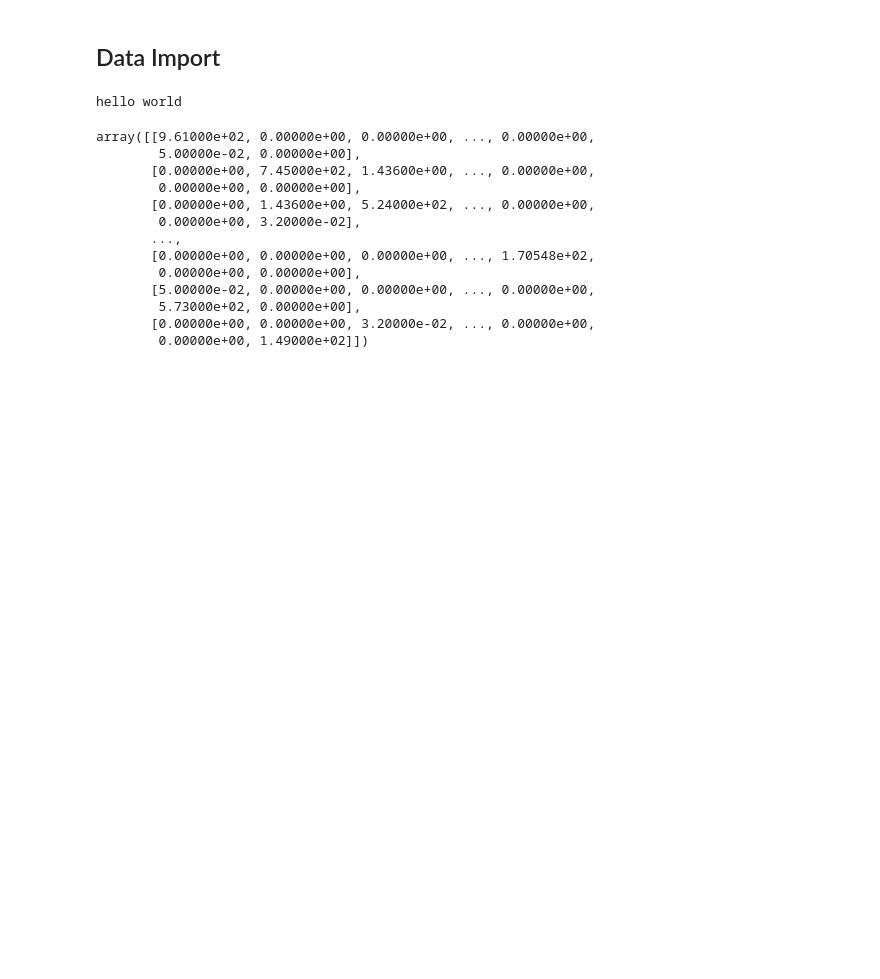
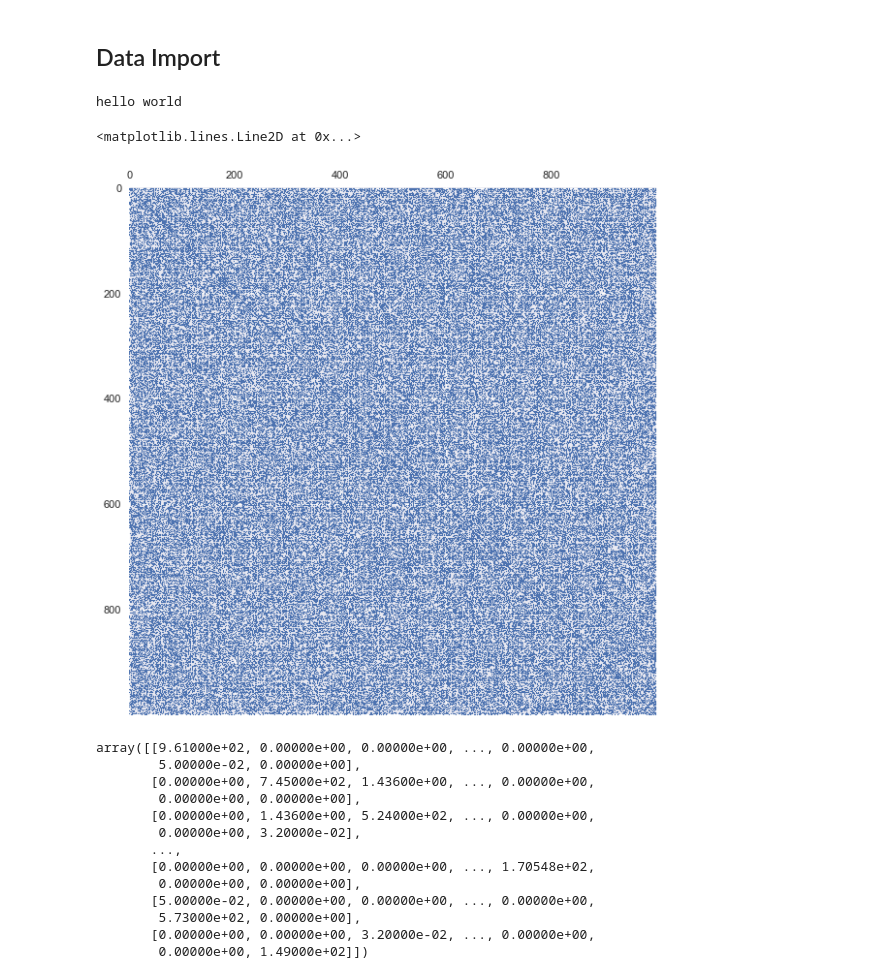
Before and after one commit to fabbio00/Iterative-Linear-Solver, a Jupyter notebook: Progetto_MCS.ipynb, the cells around one changed output. Drawn from its saved outputs; the diff is of its cells as text; code cells hidden in the pictures; blank space fills up the shorter version.

```diff
--- a/Progetto_MCS.ipynb
+++ b/Progetto_MCS.ipynb
@@ -22,14 +23,22 @@ data = {
     "vem2" : 0}
 for x in data:
     data[x] = {
-        "A" : mmread("data/" + x + ".mtx"),
+        "A" : mmread("data/" + x + ".mtx").tocsr(),
         "x" : 0,
         "b" : 0,
     }
-    data[x]["A"] = csr_matrix(data[x]["A"], (data[x]["A"]).shape).toarray()
-    data[x]["x"] = [1] * data[x]["A"].shape[0]
-    data[x]["b"] = data[x]["A"].dot(data[x]["x"])
-    data[x]["x"] = np.random.rand(data[x]["A"].shape[0])
+    #data[x]["A"] = csr_matrix(data[x]["A"], (data[x]["A"]).shape).toarray()
+    data[x]["x"] = np.array([1] * data[x]["A"].shape[0])
+    data[x]["b"] = data[x]["A"].dot(np.array([1] * data[x]["A"].shape[0]))
+    data[x]["x"] = np.array([0] * data[x]["A"].shape[0])
+# %%
+plt.style.use('seaborn')
+plt.rcParams['figure.figsize'] = [12, 9]
+plt.rcParams['figure.dpi'] = 80
+plt.spy(data["spa1"]["A"], markersize = 1)
+# %% [output]
+<matplotlib.lines.Line2D at 0x...>
+[figure, added]
 # %%
 #import
 spa1 = mmread('data/spa1.mtx')
```
Also changed, not shown: parts of 11 cells of this notebook.
